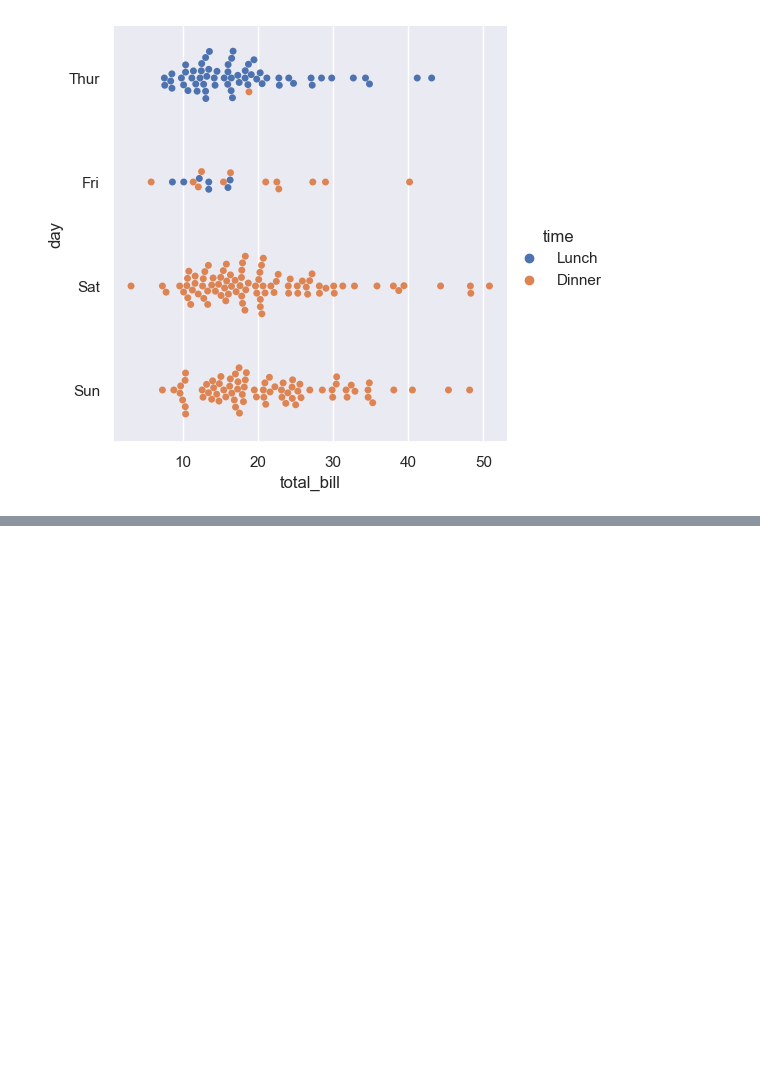
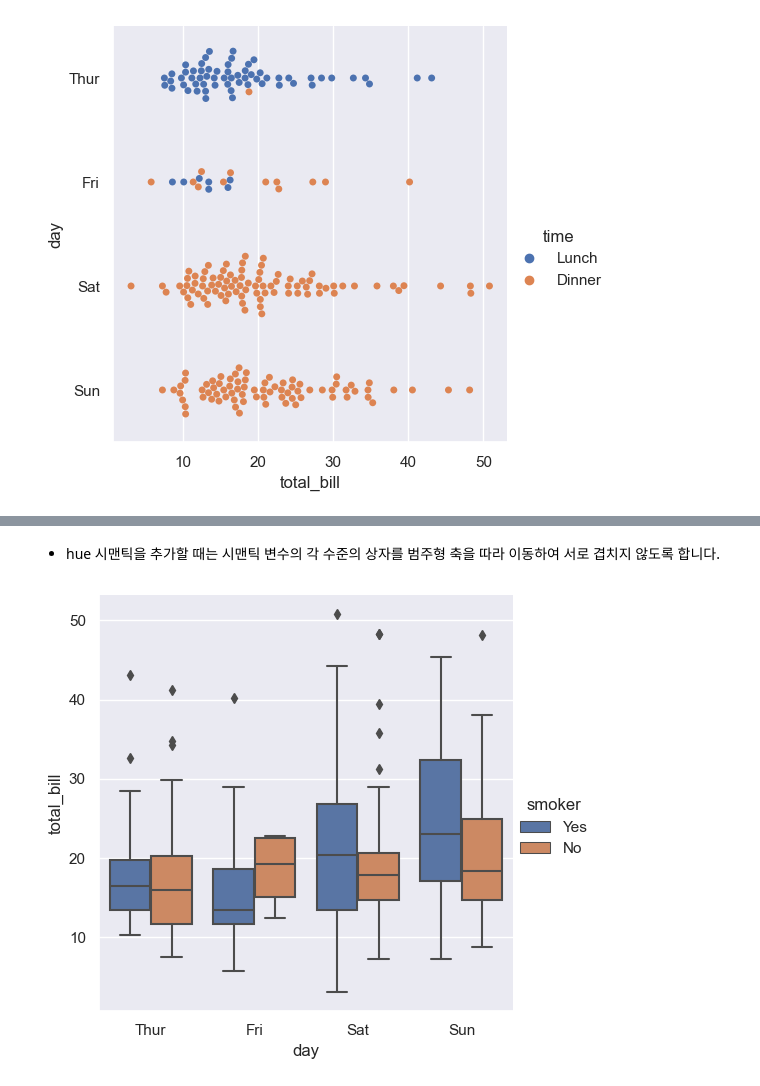
Before and after one commit to kinghy00/Seaborn-Tutorial, a Jupyter notebook: Visualizing_categorical_data.ipynb, the cells around one changed output, grey strips where cells are left out. Drawn from its saved outputs; the diff is of its cells as text; code cells hidden in the pictures; blank space fills up the shorter version.

```diff
--- a/Visualizing_categorical_data.ipynb
+++ b/Visualizing_categorical_data.ipynb
@@ -121,0 +138,6 @@ sns.catplot(data=tips, x="total_bill", y="day", hue="time", kind="swarm");
+# %% [markdown]
+- hue 시맨틱을 추가할 때는 시맨틱 변수의 각 수준의 상자를 범주형 축을 따라 이동하여 서로 겹치지 않도록 합니다.
+# %%
+sns.catplot(data=tips, x="day", y="total_bill", hue="smoker", kind="box");
+# %% [output]
+[figure, added]
```
Also changed, not shown: parts of 21 cells of this notebook.
